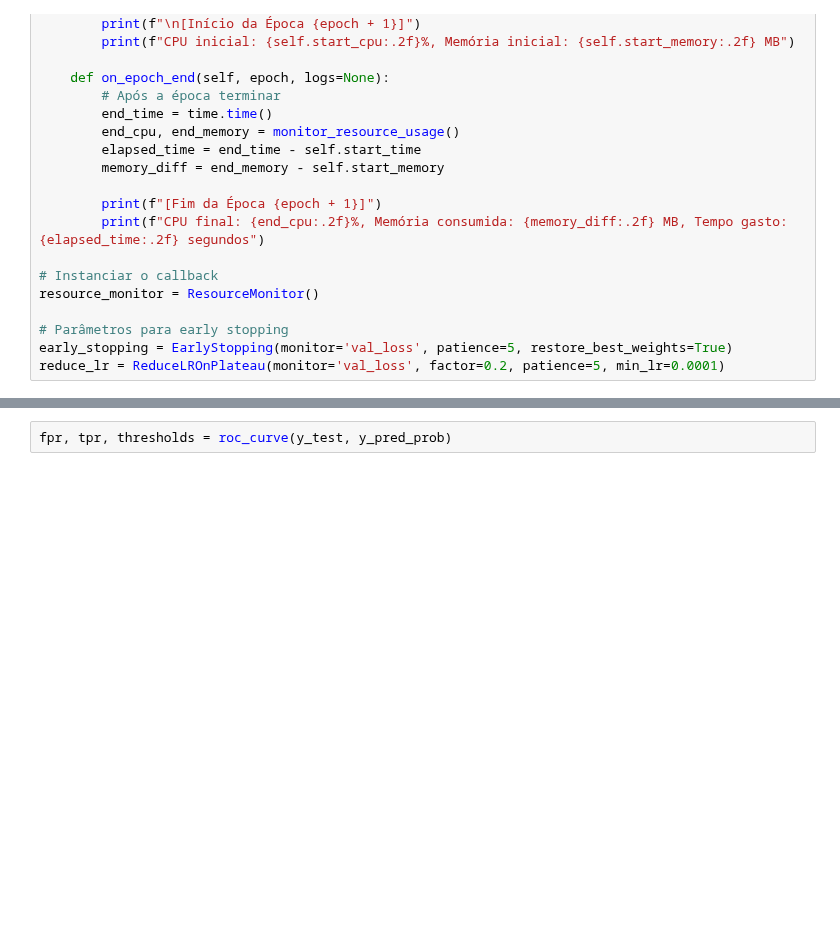
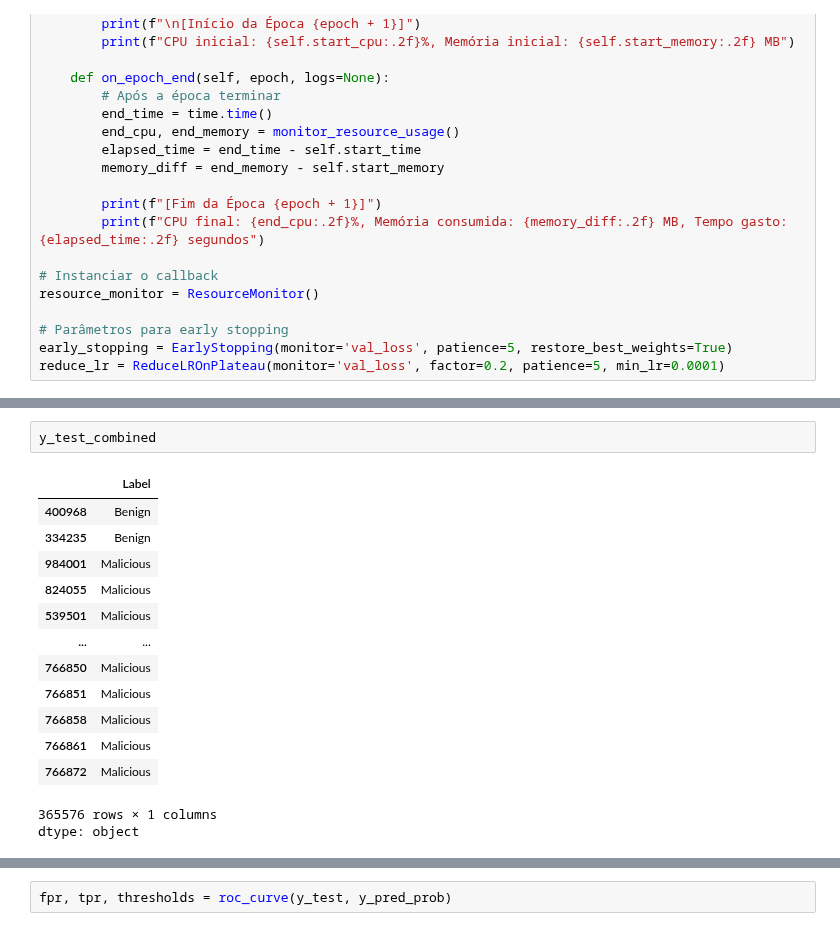
Before and after one commit to gabrieladamasceno/Attacks_5G, a Jupyter notebook: MLP_Binário_Zero_Day.ipynb, the cells around one changed output, grey strips where cells are left out. Drawn from its saved outputs; the diff is of its cells as text; blank space fills up the shorter version.

```diff
--- a/MLP_Binário_Zero_Day.ipynb
+++ b/MLP_Binário_Zero_Day.ipynb
@@ -255,5 +254,22 @@ Malicious    235483
 Benign       143321
 Name: count, dtype: int64
+# %%
+y_test_combined
+# %% [output]
+|  | Label |
+| 400968 | Benign |
+| 334235 | Benign |
+| 984001 | Malicious |
+| 824055 | Malicious |
+| 539501 | Malicious |
+| ... | ... |
+| 766850 | Malicious |
+| 766851 | Malicious |
+| 766858 | Malicious |
+| 766861 | Malicious |
+| 766872 | Malicious |
+365576 rows × 1 columns
+dtype: object
 # %%
 from sklearn.preprocessing import StandardScaler
 from imblearn.over_sampling import SMOTE
```
Also changed, not shown: parts of 20 cells of this notebook.
